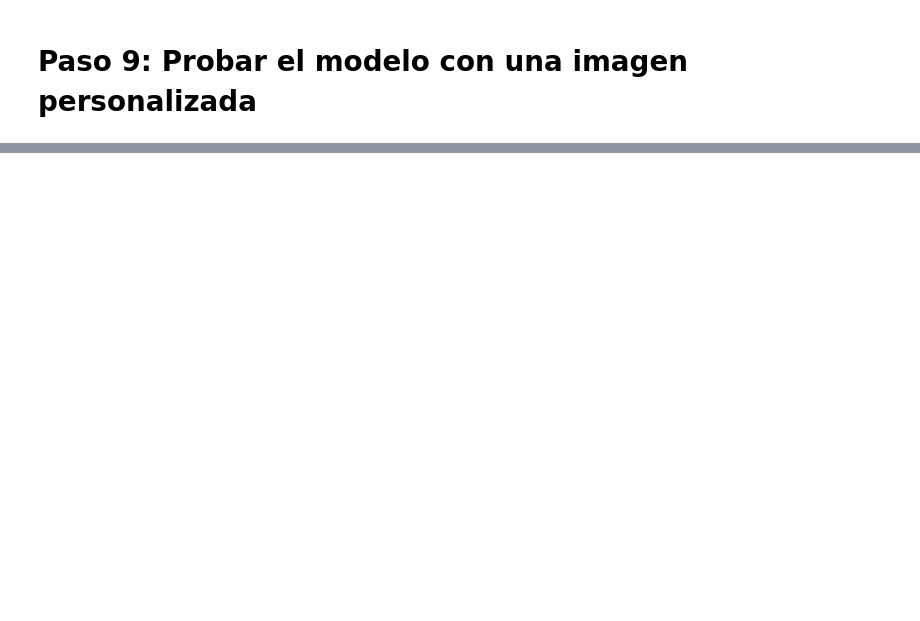
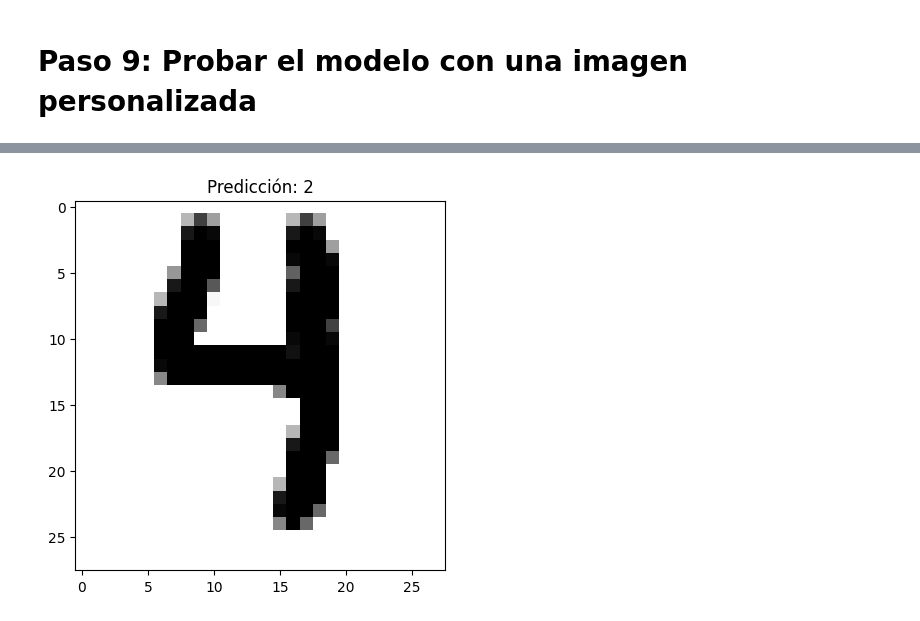
Before and after one commit to Chas-kv/Inteligencia-artificial-ejercicio1, a Jupyter notebook: Ejercicio_mision1.ipynb, the cells around one changed output, grey strips where cells are left out. Cells and saved outputs as stored; diff of their text form; code cells hidden in the pictures; blank space fills up the shorter version.

```diff
--- a/Ejercicio_mision1.ipynb
+++ b/Ejercicio_mision1.ipynb
@@ -127,5 +130,5 @@ def predecir_imagen_personalizada(ruta_imagen):
 
 # Prueba con una imagen personalizada (comenta o descomenta según lo necesites)
 
-predecir_imagen_personalizada('"D:\Inteligencia artifical\prueba 5.png"')
+predecir_imagen_personalizada('D:/Inteligencia artifical/prueba 4.png')
 # %% [output]
@@ -133,3 +137,4 @@ OSError: [Errno 22] Invalid argument: 'D:\\Inteligencia artifical\\taller1\\"D:\
+[figure, added]
 # %%
 import os
 def predecir_imagen_personalizada(ruta_imagen):
```
Also changed, not shown: parts of 6 cells of this notebook, 5 other files.
